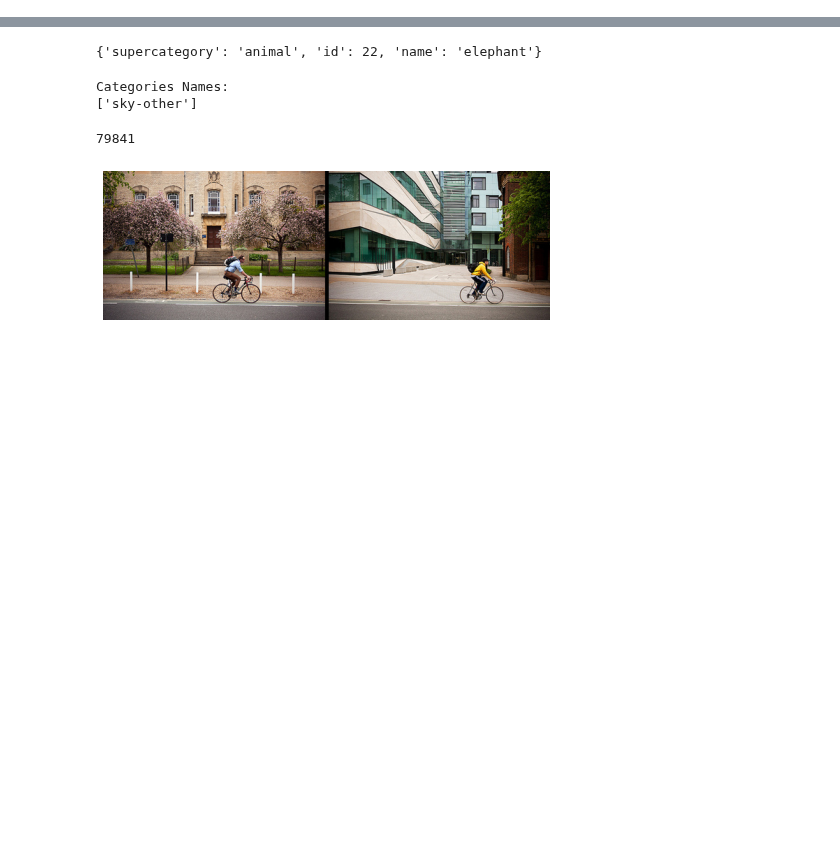
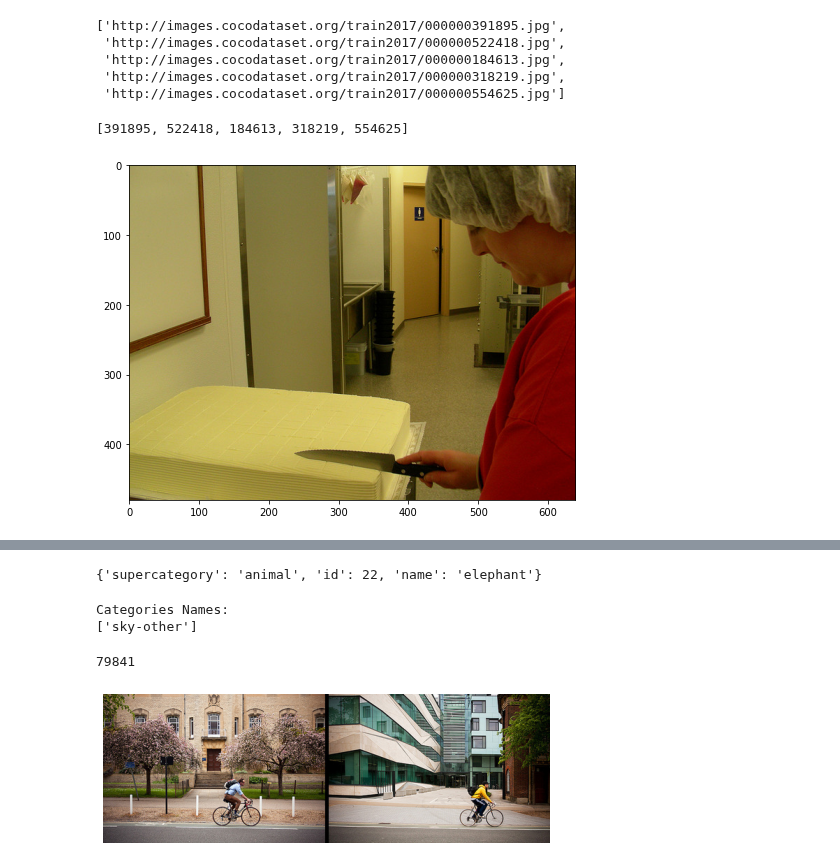
Before and after one commit to fabiormazza/IA025_2022S1, a Jupyter notebook: projeto_final/fabio_mazza/projeto_final.ipynb, the cells around one changed output, grey strips where cells are left out. Drawn from its saved outputs; the diff is of its cells as text; code cells hidden in the pictures; blank space fills up the shorter version.

```diff
--- a/projeto_final/fabio_mazza/projeto_final.ipynb
+++ b/projeto_final/fabio_mazza/projeto_final.ipynb
@@ -58,3 +148,22 @@ index created!
+# %%
+imgs_url = ['http://images.cocodataset.org/train2017/000000391895.jpg','http://images.cocodataset.org/train2017/000000522418.jpg', 'http://images.cocodataset.org/train2017/000000184613.jpg', 'http://images.cocodataset.org/train2017/000000318219.jpg', 'http://images.cocodataset.org/train2017/000000554625.jpg']
+imgs_url
+# %% [output]
+['http://images.cocodataset.org/train2017/000000391895.jpg',
+ 'http://images.cocodataset.org/train2017/000000522418.jpg',
+ 'http://images.cocodataset.org/train2017/000000184613.jpg',
+ 'http://images.cocodataset.org/train2017/000000318219.jpg',
+ 'http://images.cocodataset.org/train2017/000000554625.jpg']
+# %%
+ids = coco_inst_train.getImgIds()
+print(ids[0:5])
+# %% [output]
+[391895, 522418, 184613, 318219, 554625]
+# %%
+plt.imshow(dataset[1])
+plt.show()
+# %% [output]
+[figure, added]
 # %%
 # Category IDs.
 cat_ids = coco_annotation.getCatIds()
```
Also changed, not shown: parts of 14 cells of this notebook.
